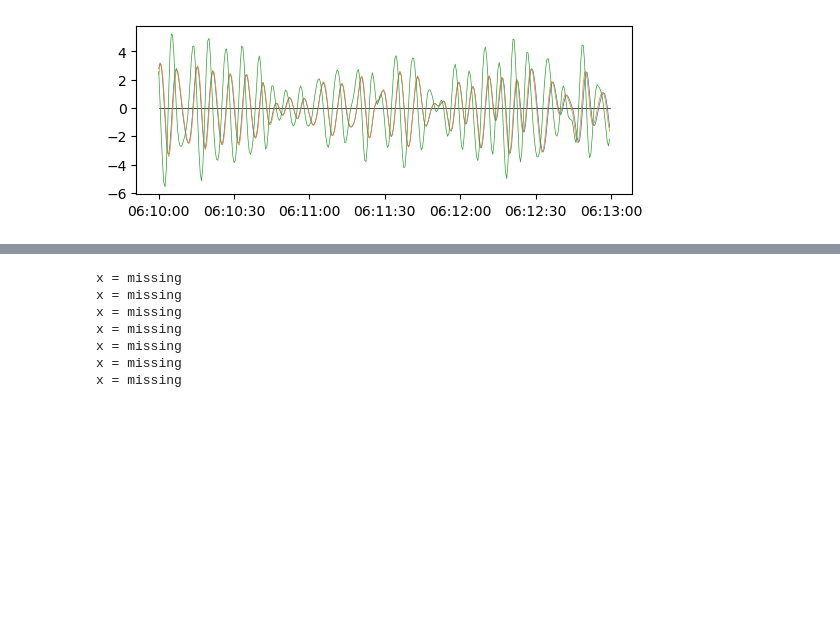
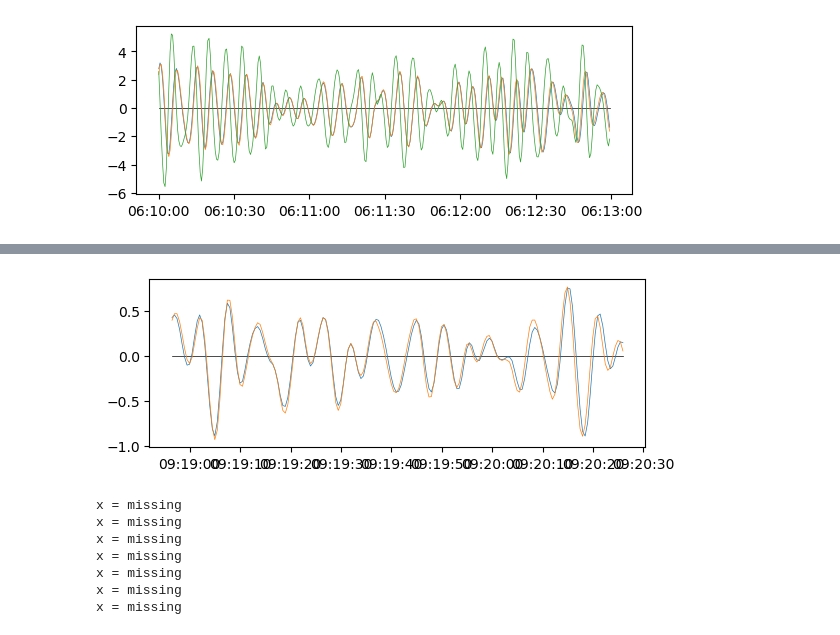
Before and after one commit to deszoeke/lidar, a Jupyter notebook: rot_sandbox.ipynb, the cells around one changed output, grey strips where cells are left out. Cells and saved outputs as stored; diff of their text form; code cells hidden in the pictures; blank space fills up the shorter version.

Commit message:
syncing posmv and vn in rot_sandbox.ipynb

```diff
--- a/rot_sandbox.ipynb
+++ b/rot_sandbox.ipynb
@@ -315,3 +387,19 @@ gcf()
+# %%
+i = 200
+(post, poen, vnst, vnen) = daylimits(dts[i], Second(90))
+vv = round.(Integer, range(optlag[i]+vnst, step=sample_factor, length=poen-post+1))
+
+# plot demonstrates that it's synced
+# this diagnostic is different than shifting the time as in vectornav.ipynb
+clf()
+subplot(2,1,1)
+plot(posmvdt[[post, poen]], [0,0], color="k", linewidth=0.5)
+plot(posmvdt[post:poen], anom(Pashr[:pitch][post:poen]), label="POSMV pitch", linewidth=0.5) # blue
+plot(posmvdt[post:poen], anom(Vn[:Roll][vv]), label="VectorNav roll", linewidth=0.5)
+# plot(posmvdt[post:poen], 100.0 .*anom(θrate[post:poen]), label="rate", linewidth=0.5)
+gcf()
+# %% [output]
+[figure, added]
 # %%
 # automate the fine tuning of the lag
 
```
Also changed, not shown: parts of 6 cells of this notebook, 1 other file.
